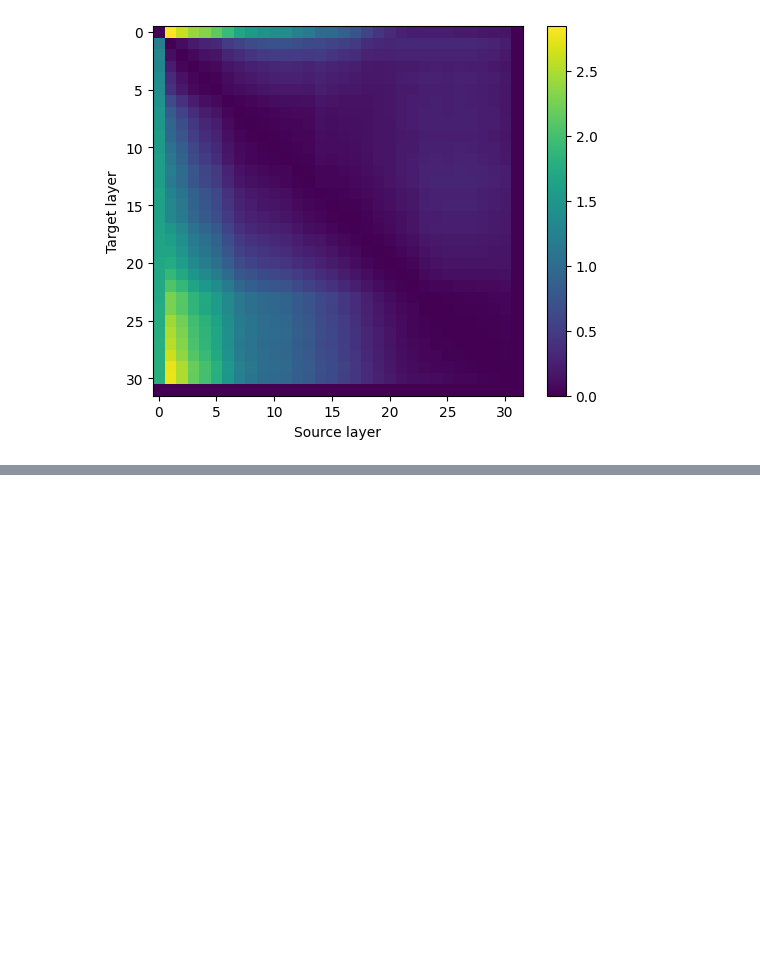
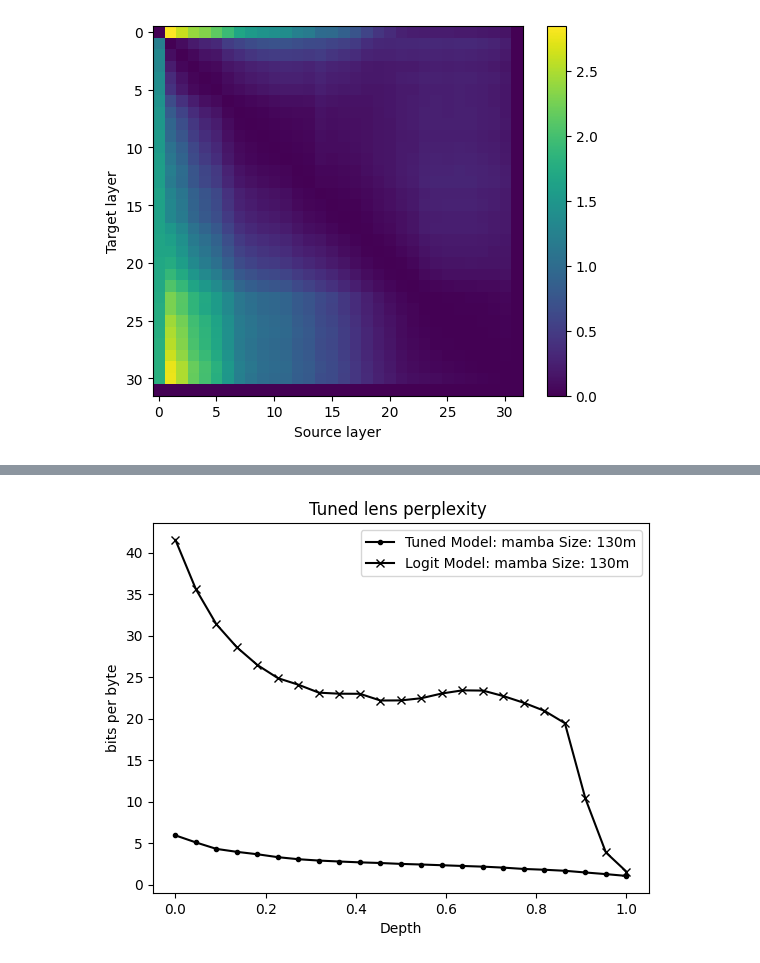
Before and after one commit to EleutherAI/rnngineering, a Jupyter notebook: Lenses/comparing_lenses.ipynb, the cells around one changed output, grey strips where cells are left out. Drawn from its saved outputs; the diff is of its cells as text; code cells hidden in the pictures; blank space fills up the shorter version.

```diff
--- a/Lenses/comparing_lenses.ipynb
+++ b/Lenses/comparing_lenses.ipynb
@@ -254,0 +254,4 @@ for model in ["pythia"]:
+# %%
+compare_types(all_results,"mamba","130m",metric="ce",normalized=True,inline=False)
+# %% [output]
+[figure, added]
```
Also changed, not shown: parts of 7 cells of this notebook, 10 other files.
